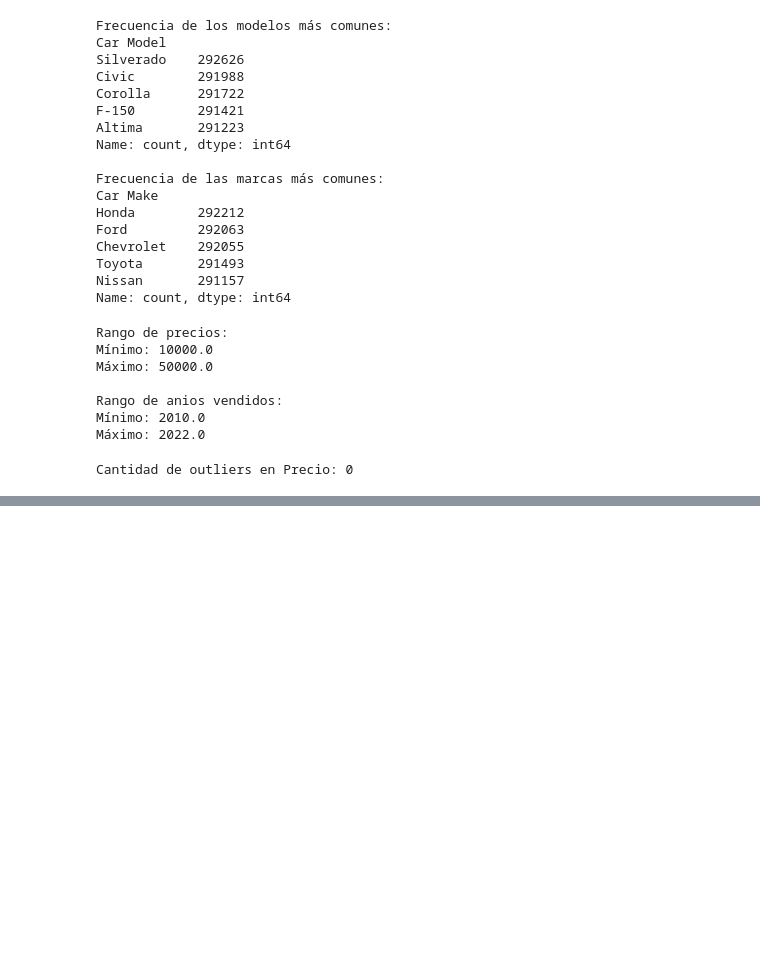
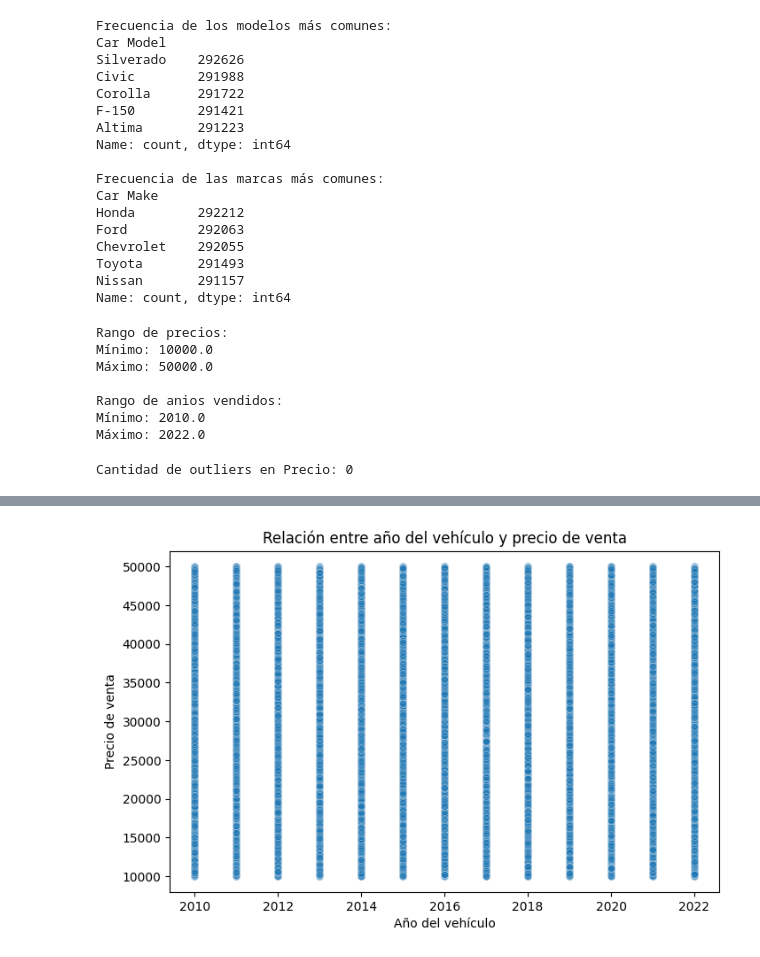
Before and after one commit to FreddyTurbins/lab_estaca_grupo2, a Jupyter notebook: main.ipynb, the cells around one changed output, grey strips where cells are left out. Cells and saved outputs as stored; diff of their text form; code cells hidden in the pictures; blank space fills up the shorter version.

```diff
--- a/main.ipynb
+++ b/main.ipynb
@@ -52,4 +65,4 @@ print(df.isnull().sum())
 # %%
-df = df.dropna(subset=["Sale Price", "Car Model"])
+df = df.dropna(subset=["Car Make", "Car Model", "Sale Price", "Car Year"])
 # %%
 print(df.isnull().sum())
@@ -71,8 +87,8 @@ plt.show()
 # %% [output]
 [figure]
 # %%
-q_low = df["Sale Price"].quantile(0.01)
-q_high = df["Sale Price"].quantile(0.99)
-df = df[(df["Sale Price"] >= q_low) & (df["Sale Price"] <= q_high)]
+#q_low = df["Sale Price"].quantile(0.01)
+#q_high = df["Sale Price"].quantile(0.99)
+#df = df[(df["Sale Price"] >= q_low) & (df["Sale Price"] <= q_high)]
 # %%
 print("Tamaño del dataset limpio:", df.shape)
@@ -141,0 +214,10 @@ Cantidad de outliers en Precio: 0
+# %%
+#Relación entre precio y año
+plt.figure(figsize=(8,5))
+sns.scatterplot(x="Car Year", y="Sale Price", data=df, alpha=0.3)
+plt.title("Relación entre año del vehículo y precio de venta")
+plt.xlabel("Año del vehículo")
+plt.ylabel("Precio de venta")
+plt.show()
+# %% [output]
+[figure, added]
```
Also changed, not shown: parts of 20 cells of this notebook, 1 other file.
